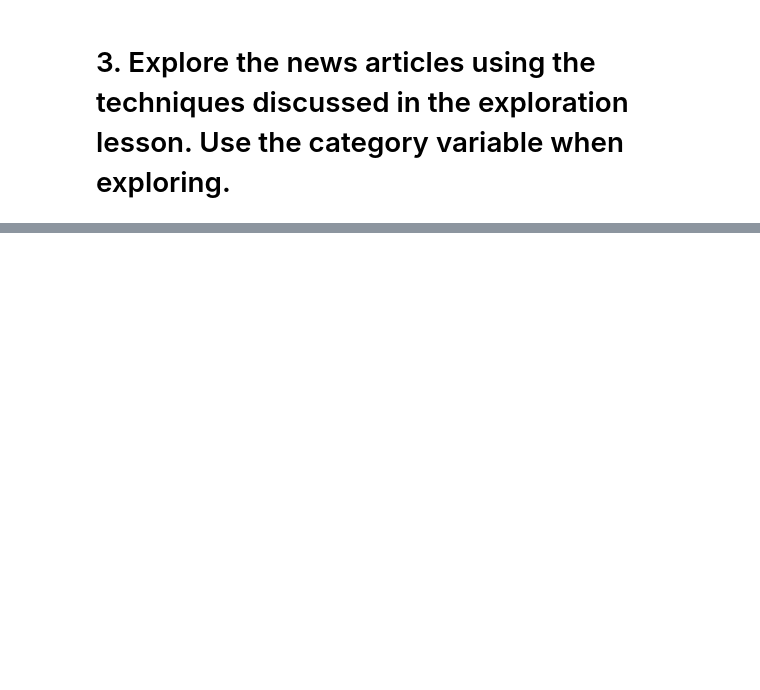
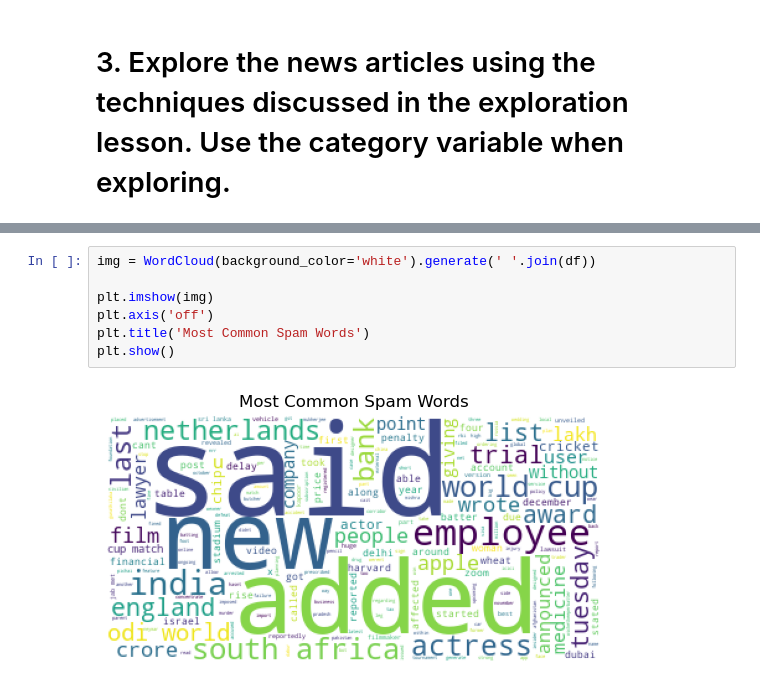
Before and after one commit to Msalazar2/nlp-excercises, a Jupyter notebook: explore_exercises.ipynb, the cells around one changed output, grey strips where cells are left out. Drawn from its saved outputs; the diff is of its cells as text; blank space fills up the shorter version.

```diff
--- a/explore_exercises.ipynb
+++ b/explore_exercises.ipynb
@@ -380,0 +489,9 @@ IndexError: list assignment index out of range
+# %%
+img = WordCloud(background_color='white').generate(' '.join(df))
+
+plt.imshow(img)
+plt.axis('off')
+plt.title('Most Common Spam Words')
+plt.show()
+# %% [output]
+[figure, added]
```
Also changed, not shown: parts of 16 cells of this notebook, 1 other file.
